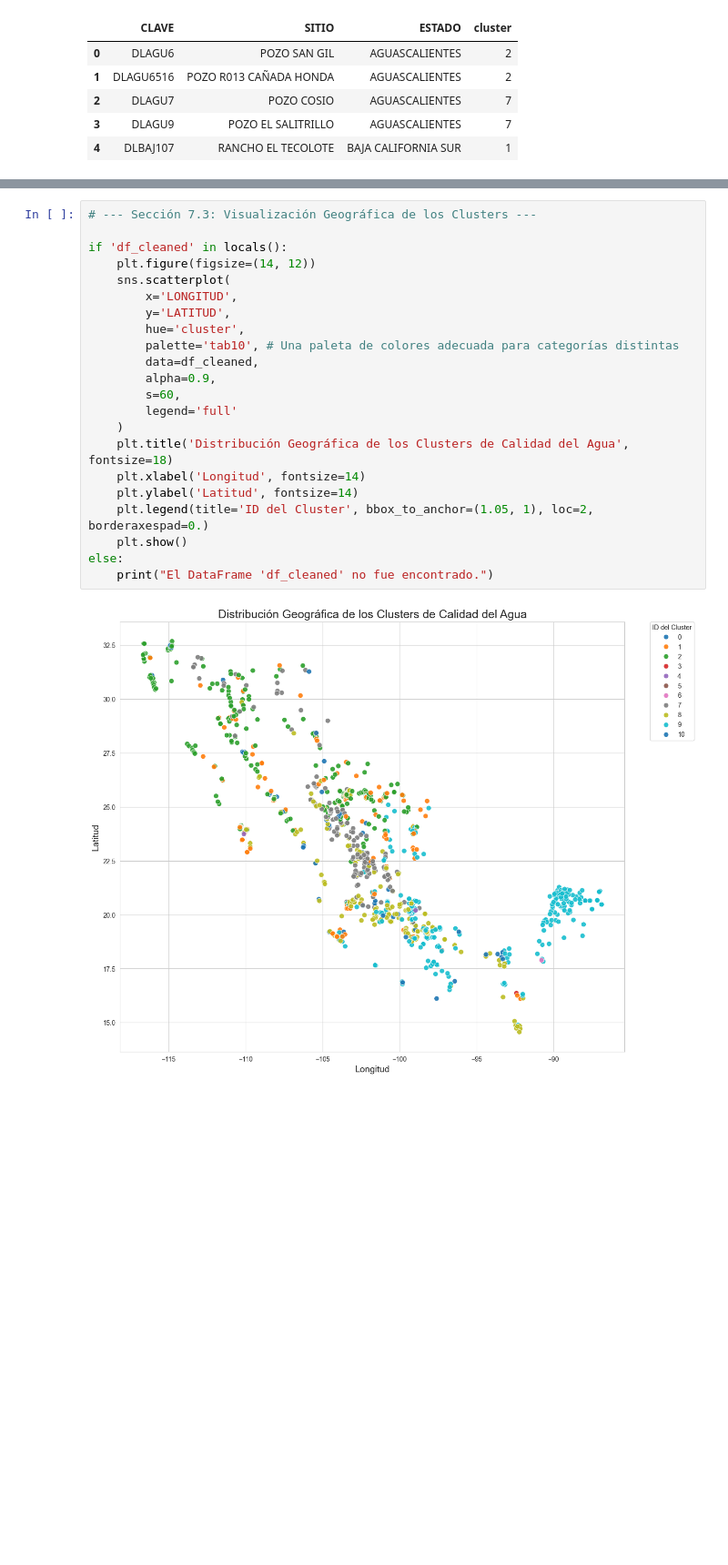
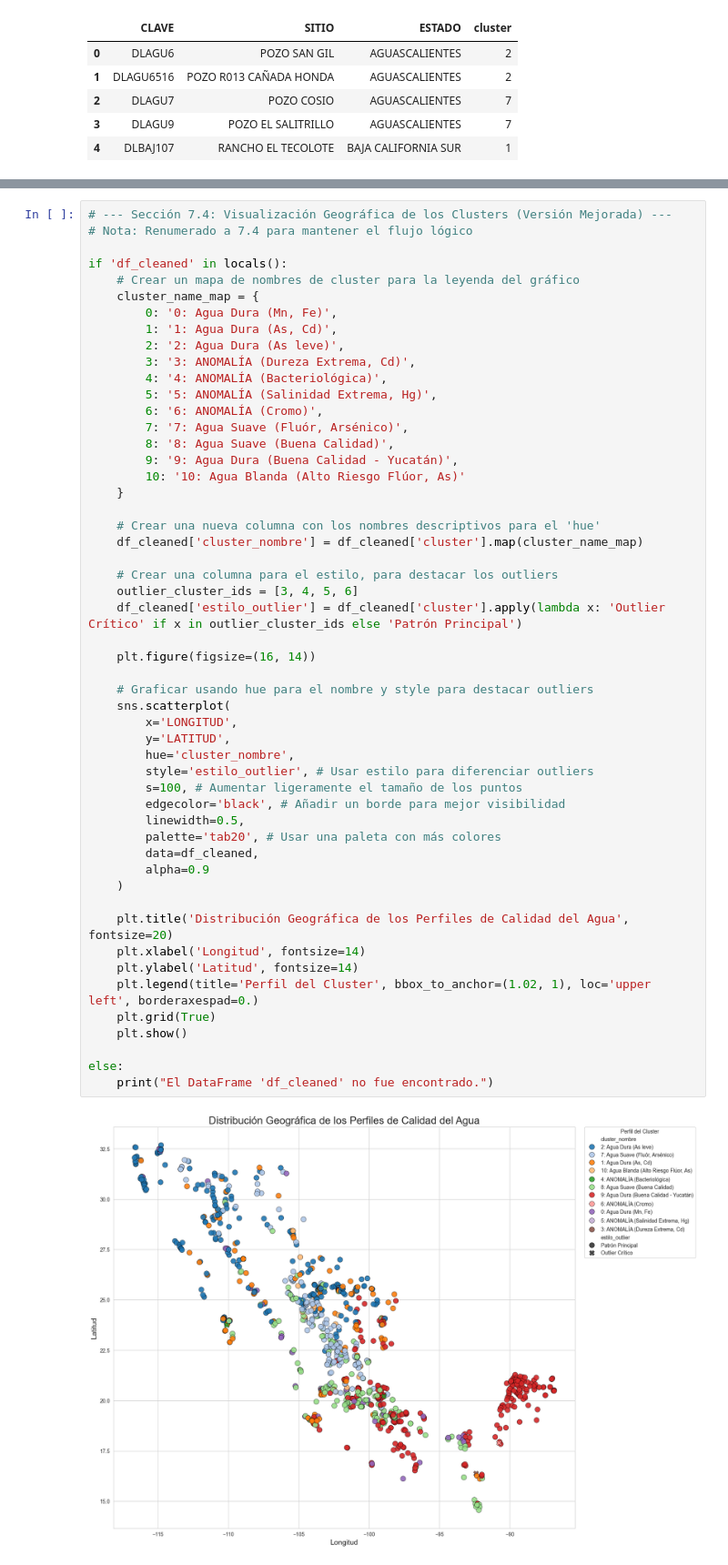
Before and after one commit to danvalvrd/ProyectoFinalIACenfo, a Jupyter notebook: EDA.ipynb, the cells around one changed output, grey strips where cells are left out. Shown at 91% size. Saved outputs shown, nothing was run; the diff lists cells and outputs as text; blank space fills up the shorter version.

```diff
--- a/EDA.ipynb
+++ b/EDA.ipynb
@@ -1171,29 +1463,59 @@ La visualización geográfica valida de manera contundente la relevancia y el é
 
 Este mapa constituye una herramienta estratégica de alto valor, permitiendo a los gestores de recursos hídricos identificar rápidamente las "firmas" de calidad del agua de diferentes regiones, localizar zonas prioritarias para el monitoreo y el tratamiento, y comprender la extensión espacial de los problemas de contaminación.
 # %%
-# --- Sección 7.3: Visualización Geográfica de los Clusters ---
+# --- Sección 7.4: Visualización Geográfica de los Clusters (Versión Mejorada) ---
+# Nota: Renumerado a 7.4 para mantener el flujo lógico
 
 if 'df_cleaned' in locals():
-    plt.figure(figsize=(14, 12))
+    # Crear un mapa de nombres de cluster para la leyenda del gráfico
+    cluster_name_map = {
+        0: '0: Agua Dura (Mn, Fe)',
+        1: '1: Agua Dura (As, Cd)',
+        2: '2: Agua Dura (As leve)',
+        3: '3: ANOMALÍA (Dureza Extrema, Cd)',
+        4: '4: ANOMALÍA (Bacteriológica)',
+        5: '5: ANOMALÍA (Salinidad Extrema, Hg)',
+        6: '6: ANOMALÍA (Cromo)',
+        7: '7: Agua Suave (Fluór, Arsénico)',
+        8: '8: Agua Suave (Buena Calidad)',
+        9: '9: Agua Dura (Buena Calidad - Yucatán)',
+        10: '10: Agua Blanda (Alto Riesgo Flúor, As)'
+    }
+
+    # Crear una nueva columna con los nombres descriptivos para el 'hue'
+    df_cleaned['cluster_nombre'] = df_cleaned['cluster'].map(cluster_name_map)
+
+    # Crear una columna para el estilo, para destacar los outliers
+    outlier_cluster_ids = [3, 4, 5, 6]
+    df_cleaned['estilo_outlier'] = df_cleaned['cluster'].apply(lambda x: 'Outlier Crítico' if x in outlier_cluster_ids else 'Patrón Principal')
+
+    plt.figure(figsize=(16, 14))
+
+    # Graficar usando hue para el nombre y style para destacar outliers
     sns.scatterplot(
         x='LONGITUD',
         y='LATITUD',
-        hue='cluster',
-        palette='tab10', # Una paleta de colores adecuada para categorías distintas
+        hue='cluster_nombre',
+        style='estilo_outlier', # Usar estilo para diferenciar outliers
+        s=100, # Aumentar ligeramente el tamaño de los puntos
+        edgecolor='black', # Añadir un borde para mejor visibilidad
+        linewidth=0.5,
+        palette='tab20', # Usar una paleta con más colores
         data=df_cleaned,
-        alpha=0.9,
-        s=60,
-        legend='full'
+        alpha=0.9
     )
-    plt.title('Distribución Geográfica de los Clusters de Calidad del Agua', fontsize=18)
+
+    plt.title('Distribución Geográfica de los Perfiles de Calidad del Agua', fontsize=20)
     plt.xlabel('Longitud', fontsize=14)
     plt.ylabel('Latitud', fontsize=14)
-    plt.legend(title='ID del Cluster', bbox_to_anchor=(1.05, 1), loc=2, borderaxespad=0.)
+    plt.legend(title='Perfil del Cluster', bbox_to_anchor=(1.02, 1), loc='upper left', borderaxespad=0.)
+    plt.grid(True)
     plt.show()
+
 else:
     print("El DataFrame 'df_cleaned' no fue encontrado.")
 # %% [output]
-[figure, old version]
+[figure, new version]
 # %% [markdown]
 # Análisis Exploratorio de Datos (EDA) y Modelado - Resumen Final de Hallazgos
 
```
Also changed, not shown: parts of 11 cells of this notebook.
